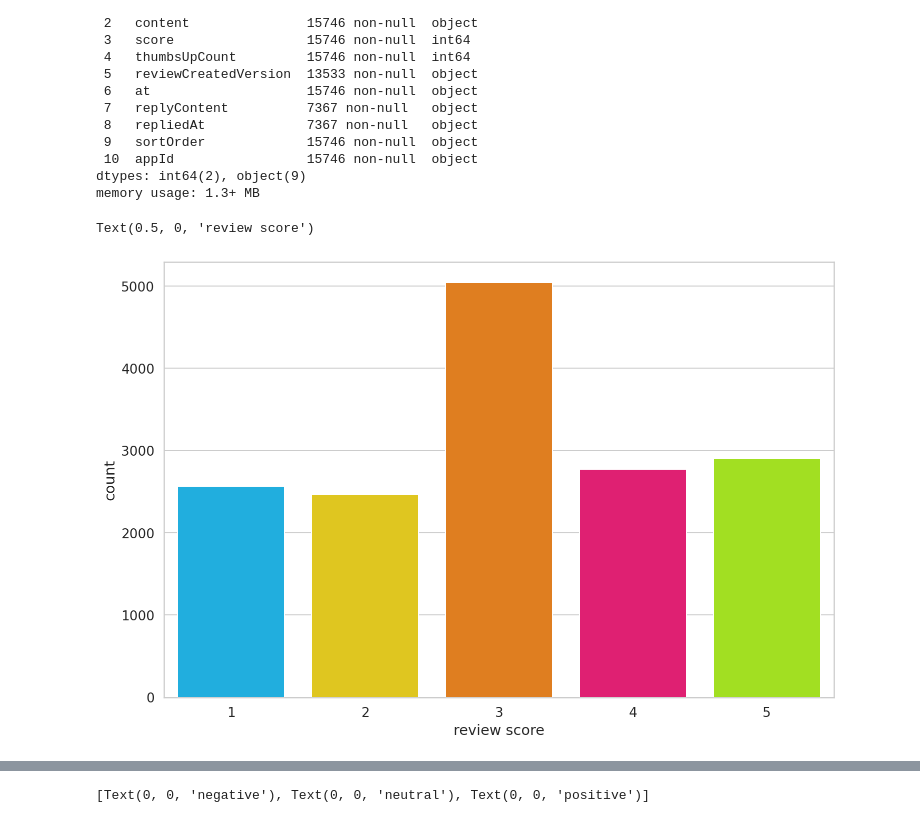
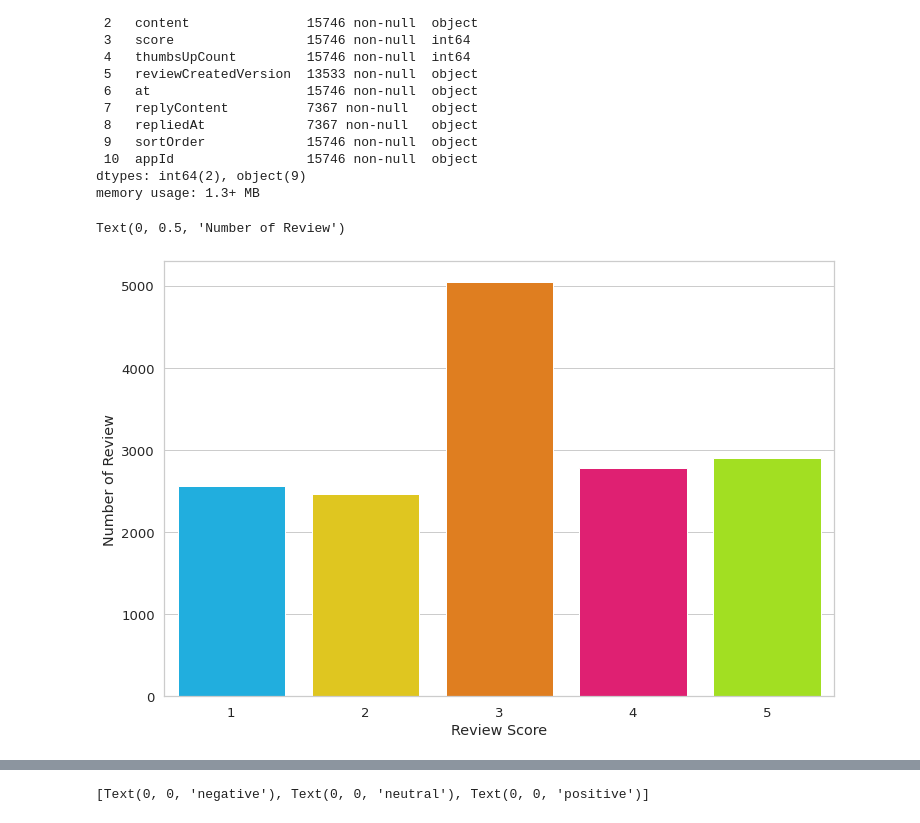
Before and after one commit to Masoud-Ghasemian/BERT, a Jupyter notebook: Sentiment_Analysis_with_BERT.ipynb, the cells around one changed output, grey strips where cells are left out. Cells and saved outputs as stored; diff of their text form; code cells hidden in the pictures.

```diff
--- a/Sentiment_Analysis_with_BERT.ipynb
+++ b/Sentiment_Analysis_with_BERT.ipynb
@@ -100,10 +99,11 @@ dtypes: int64(2), object(9)
 memory usage: 1.3+ MB
 # %%
 sns.countplot(df.score)
-plt.xlabel('review score')
+plt.xlabel('Review Score')
+plt.ylabel('Number of Review')
 # %% [output]
-Text(0.5, 0, 'review score')
+Text(0, 0.5, 'Number of Review')
-[figure, old version]
+[figure, new version]
 # %%
 def to_sentiment (rating):
   rating = int(rating)
```
Also changed, not shown: parts of 15 cells of this notebook.
